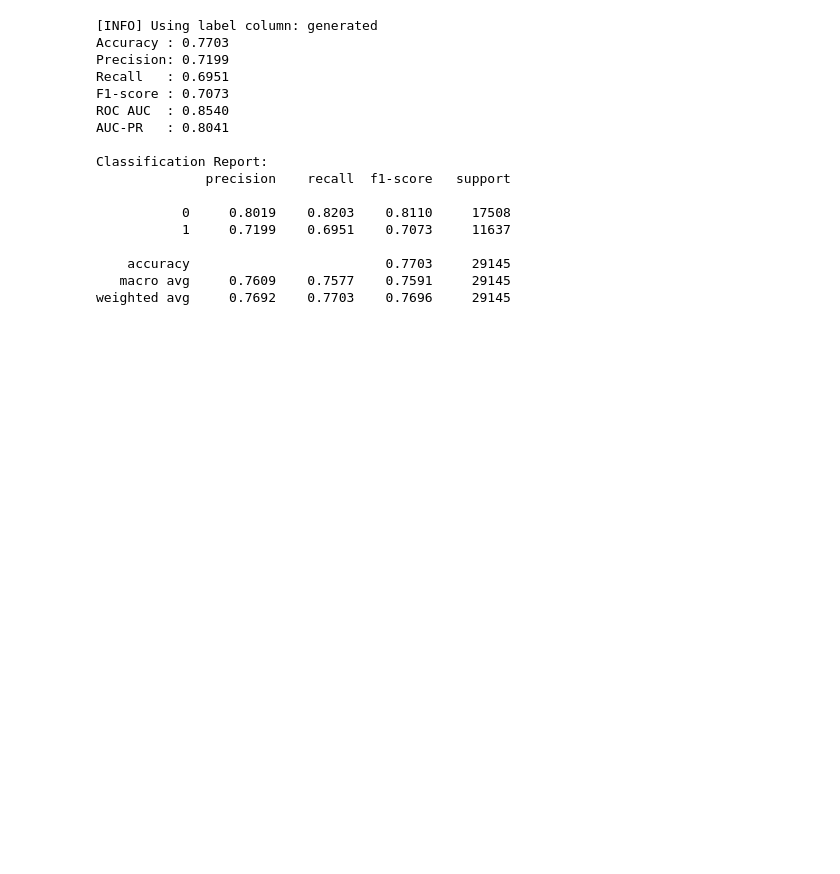
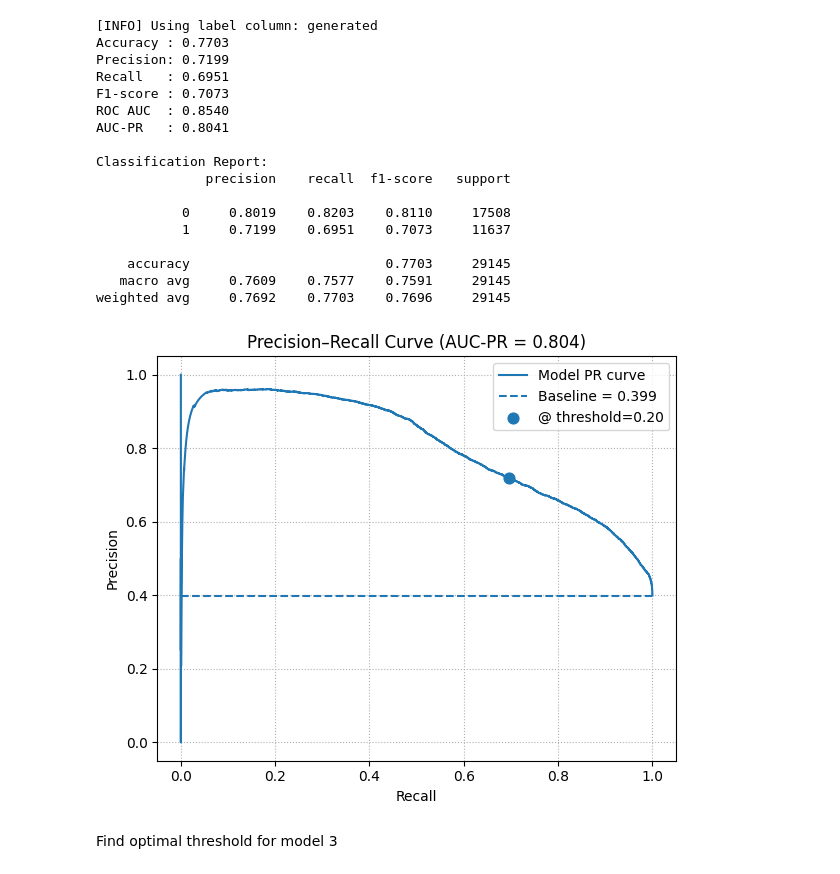
Before and after one commit to melodychengtc/ai-bias-project, a Jupyter notebook: ai-essay-detection.ipynb, the cells around one changed output. Drawn from its saved outputs; the diff is of its cells as text; code cells hidden in the pictures; blank space fills up the shorter version.

Commit message:
find alternative threshold

```diff
--- a/ai-essay-detection.ipynb
+++ b/ai-essay-detection.ipynb
@@ -2793,3 +2793,49 @@ Classification Report:
     accuracy                         0.7703     29145
    macro avg     0.7609    0.7577    0.7591     29145
 weighted avg     0.7692    0.7703    0.7696     29145
+# %%
+import numpy as np
+import matplotlib.pyplot as plt
+from sklearn.metrics import precision_recall_curve, average_precision_score
+
+# --- Inputs (already defined in your notebook) ---
+# y_true = unseen_df[label_col].astype(int).values
+# y_prob = unseen_df["proba_ai"].astype(float).values
+# Optional saved decision threshold (if you have one):
+thr = None
+for cand in ["t_star", "thr_new"]:
+    if cand in globals():
+        try:
+            thr = float(globals()[cand]); break
+        except Exception:
+            pass
+
+# --- Compute PR points + AUC-PR ---
+prec, rec, pr_thresholds = precision_recall_curve(y_true, y_prob)
+auc_pr = average_precision_score(y_true, y_prob)
+
+# --- Plot ---
+plt.figure(figsize=(6,5))
+plt.plot(rec, prec, label="Model PR curve")
+# positive rate baseline
+pos_rate = np.mean(y_true)
+plt.hlines(pos_rate, xmin=0, xmax=1, linestyles="--", label=f"Baseline = {pos_rate:.3f}")
+
+# Optional: mark operating point (if a threshold is known)
+if thr is not None:
+    # find nearest PR point to the chosen threshold
+    idx = np.argmin(np.abs(pr_thresholds - thr)) if pr_thresholds.size > 0 else None
+    if idx is not None and 0 <= idx < len(prec):
+        plt.scatter(rec[idx], prec[idx], s=60, marker="o", label=f"@ threshold={thr:.2f}")
+
+plt.xlabel("Recall")
+plt.ylabel("Precision")
+plt.title(f"Precision–Recall Curve (AUC-PR = {auc_pr:.3f})")
+plt.legend()
+plt.grid(True, linestyle=":")
+plt.tight_layout()
+plt.show()
+# %% [output]
+[figure, added]
+# %% [markdown]
+Find optimal threshold for model 3
```
Also changed, not shown: parts of 3 cells of this notebook.
